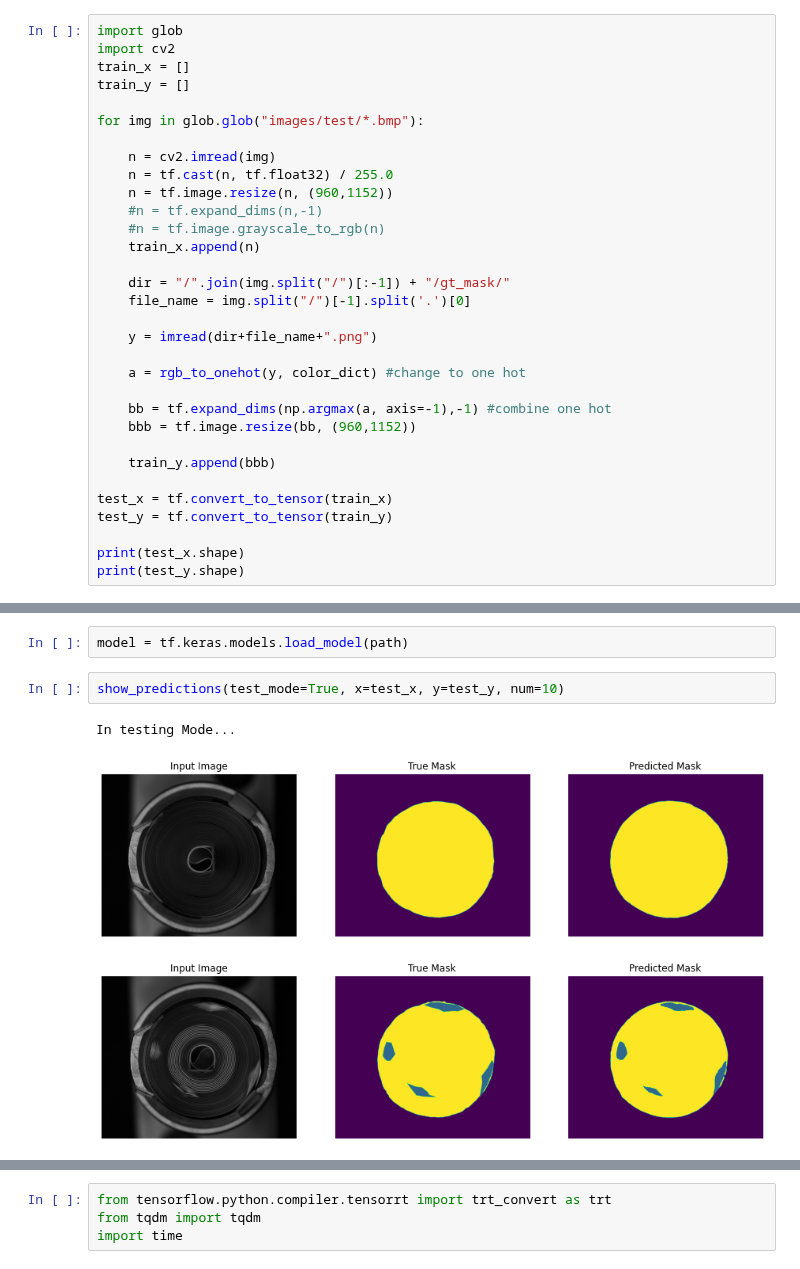
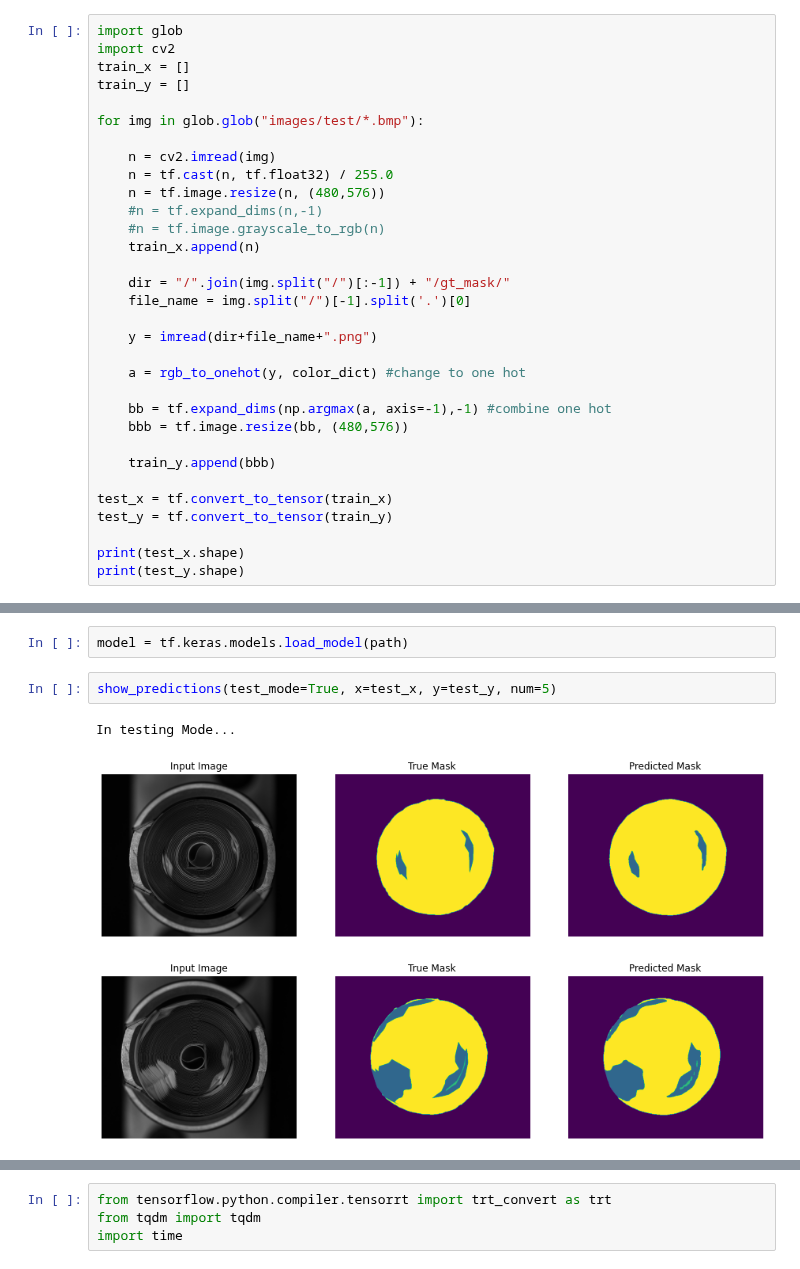
Before and after one commit to jhk0429/Segmentation_project, a Jupyter notebook: PSPNet/Inference_incep_psp_newdata.ipynb, the cells around one changed output, grey strips where cells are left out. Drawn from its saved outputs; the diff is of its cells as text.

```diff
--- a/PSPNet/Inference_incep_psp_newdata.ipynb
+++ b/PSPNet/Inference_incep_psp_newdata.ipynb
@@ -74,7 +74,7 @@ for img in glob.glob("images/test/*.bmp"):
 
     n = cv2.imread(img)
     n = tf.cast(n, tf.float32) / 255.0
-    n = tf.image.resize(n, (960,1152))
+    n = tf.image.resize(n, (480,576))
     #n = tf.expand_dims(n,-1)
     #n = tf.image.grayscale_to_rgb(n)
     train_x.append(n)
@@ -87,7 +87,7 @@ for img in glob.glob("images/test/*.bmp"):
     a = rgb_to_onehot(y, color_dict) #change to one hot
 
     bb = tf.expand_dims(np.argmax(a, axis=-1),-1) #combine one hot
-    bbb = tf.image.resize(bb, (960,1152))
+    bbb = tf.image.resize(bb, (480,576))
 
     train_y.append(bbb)
 
@@ -121,8 +121,8 @@ def show_predictions(test_mode=False, x=None,y=None, num=1):
 # %%
 model = tf.keras.models.load_model(path)
 # %%
-show_predictions(test_mode=True, x=test_x, y=test_y, num=10)
+show_predictions(test_mode=True, x=test_x, y=test_y, num=5)
 # %% [output]
 In testing Mode...
-[figure, old version]
+[figure, new version]
-[figure, old version]
+[figure, new version]
```
Also changed, not shown: parts of 5 cells of this notebook.
